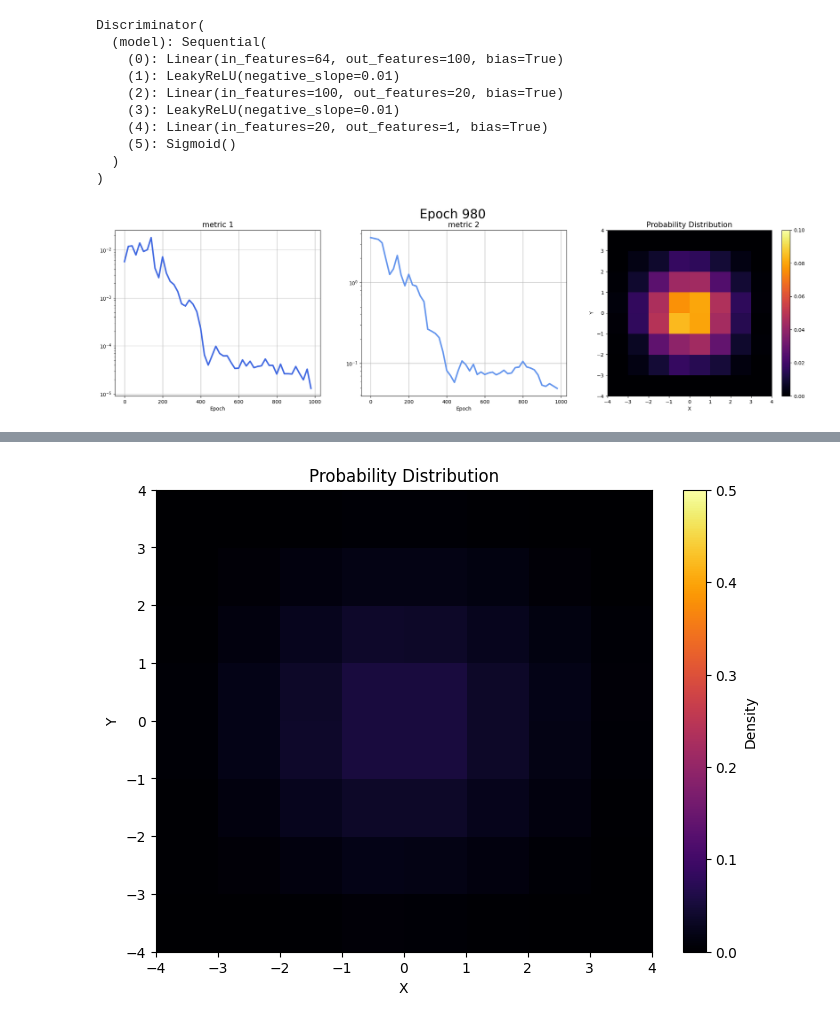
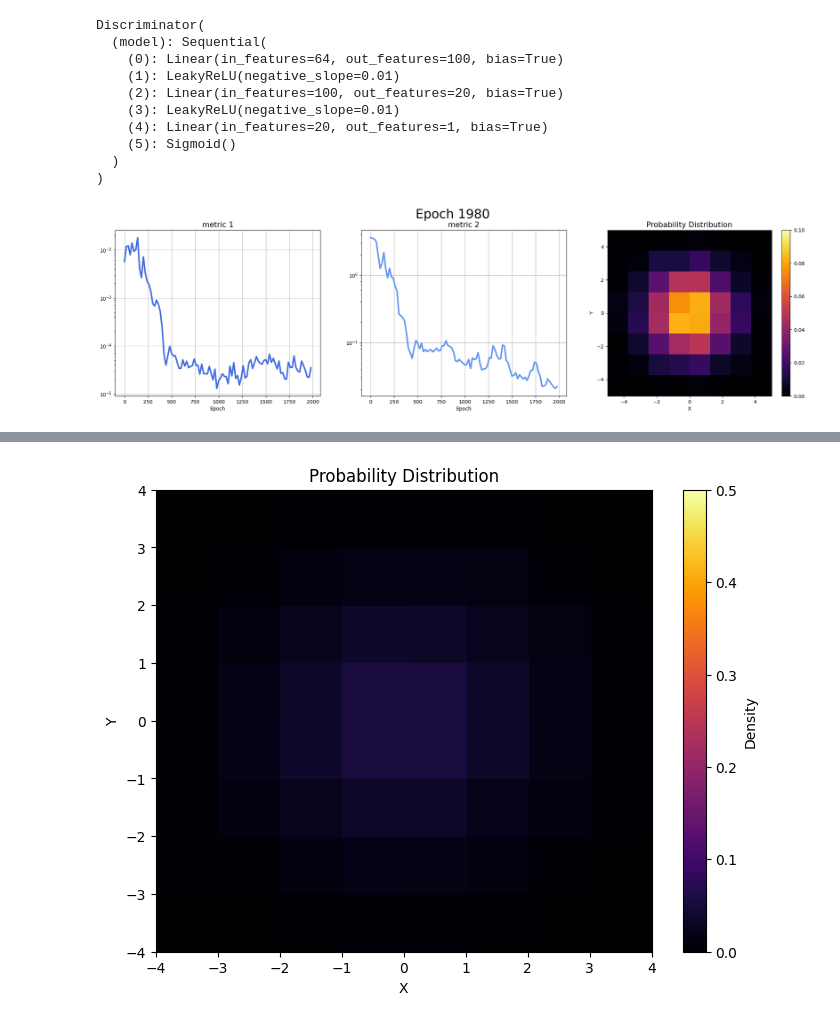
Before and after one commit to ReyGuadarrama/QGAN_for_MC_Simulations, a Jupyter notebook: demos/hybrid_qGAN/03_random_walk_qGAN_simulation.ipynb, the cells around one changed output, grey strips where cells are left out. Saved outputs shown, nothing was run; the diff lists cells and outputs as text; code cells hidden in the pictures.

```diff
--- a/demos/hybrid_qGAN/03_random_walk_qGAN_simulation.ipynb
+++ b/demos/hybrid_qGAN/03_random_walk_qGAN_simulation.ipynb
@@ -64,20 +64,20 @@ Discriminator(
 # %%
 lrG = 0.5  # Learning rate for the generator
 lrD = 0.01  # Learning rate for the discriminator
 
 model_training(
     discriminator=discriminator,
     generator=generator,
     probability_distribution=prob_dist,
     dist_shape=(8, 8),
     device=device,
     criterion=nn.BCELoss(),
     disc_optimizer=optim.SGD(discriminator.parameters(), lr=lrD),
     gen_optimizer=optim.SGD(generator.parameters(), lr=lrG),
     metrics=[FID, relative_entropy],
-    epochs=1000
+    epochs=2000
 )
 # %% [output]
-[figure, old version]
+[figure, new version]
 # %%
 gen = generator.filtered_distribution(shots=100000)
```
Also changed, not shown: parts of 11 cells of this notebook.
